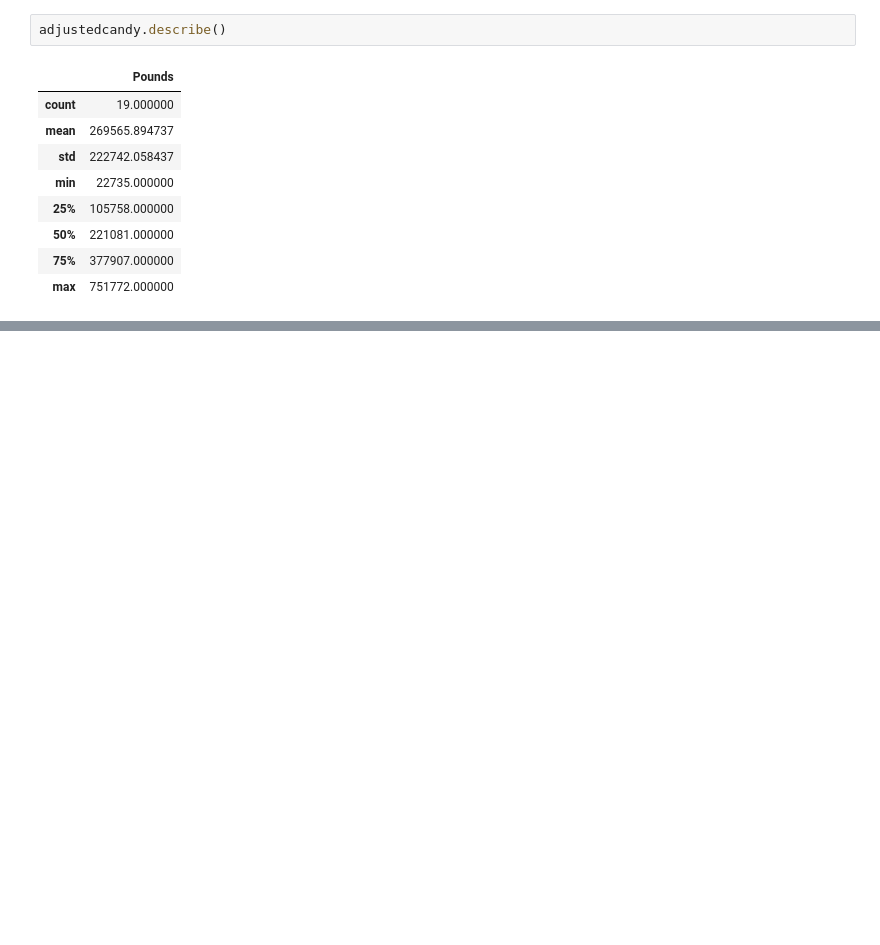
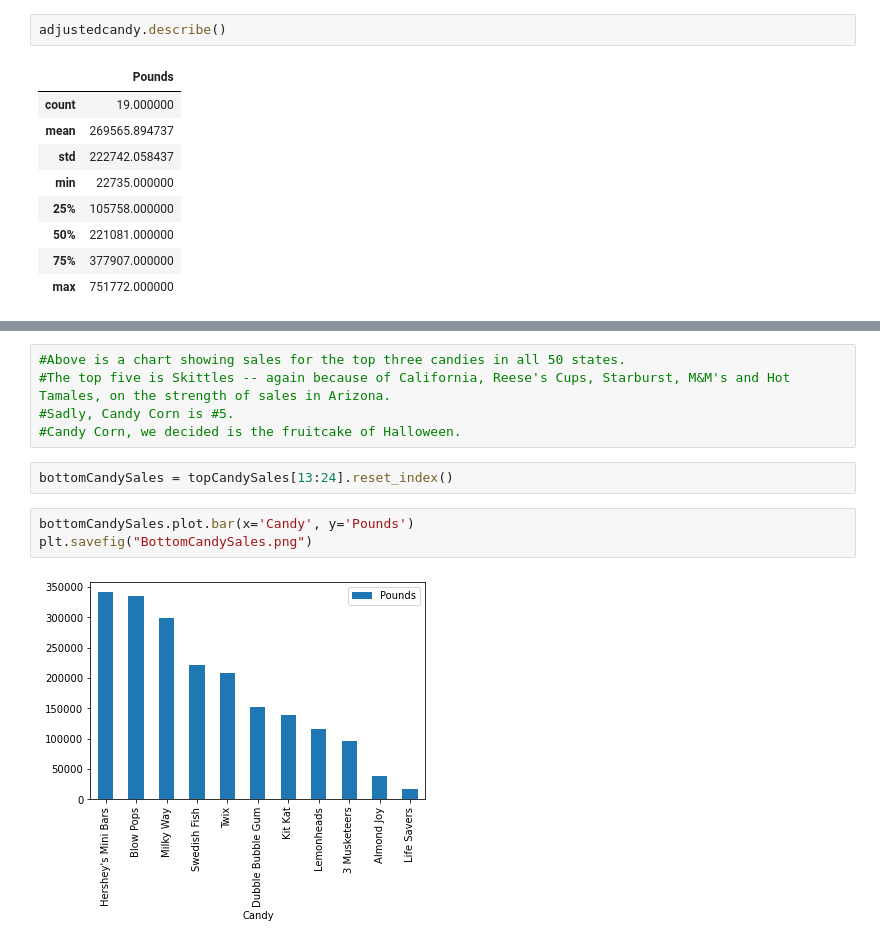
Before and after one commit to slobanwala1/candyology, a Jupyter notebook: candy data.ipynb, the cells around one changed output, grey strips where cells are left out. Saved outputs shown, nothing was run; the diff lists cells and outputs as text; blank space fills up the shorter version.

```diff
--- a/candy data.ipynb
+++ b/candy data.ipynb
@@ -429,0 +345,12 @@ KeyError: 'Candy'
+# %%
+#Above is a chart showing sales for the top three candies in all 50 states.
+#The top five is Skittles -- again because of California, Reese's Cups, Starburst, M&M's and Hot Tamales, on the strength of sales in Arizona.
+#Sadly, Candy Corn is #5.
+#Candy Corn, we decided is the fruitcake of Halloween.
+# %%
+bottomCandySales = topCandySales[13:24].reset_index()
+# %%
+bottomCandySales.plot.bar(x='Candy', y='Pounds')
+plt.savefig("BottomCandySales.png")
+# %% [output]
+[figure, added]
```
Also changed, not shown: parts of 32 cells of this notebook, 12 other files.
